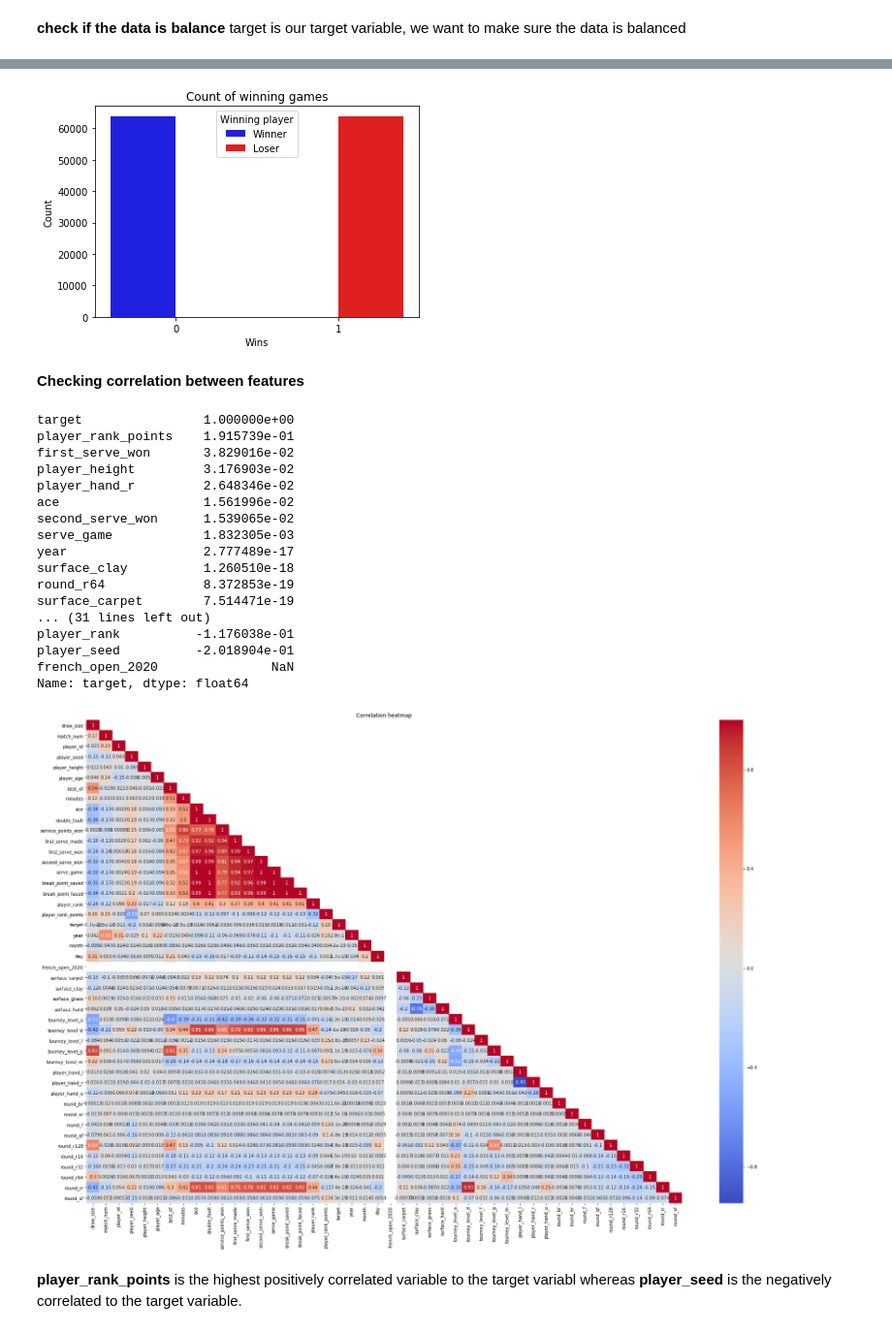
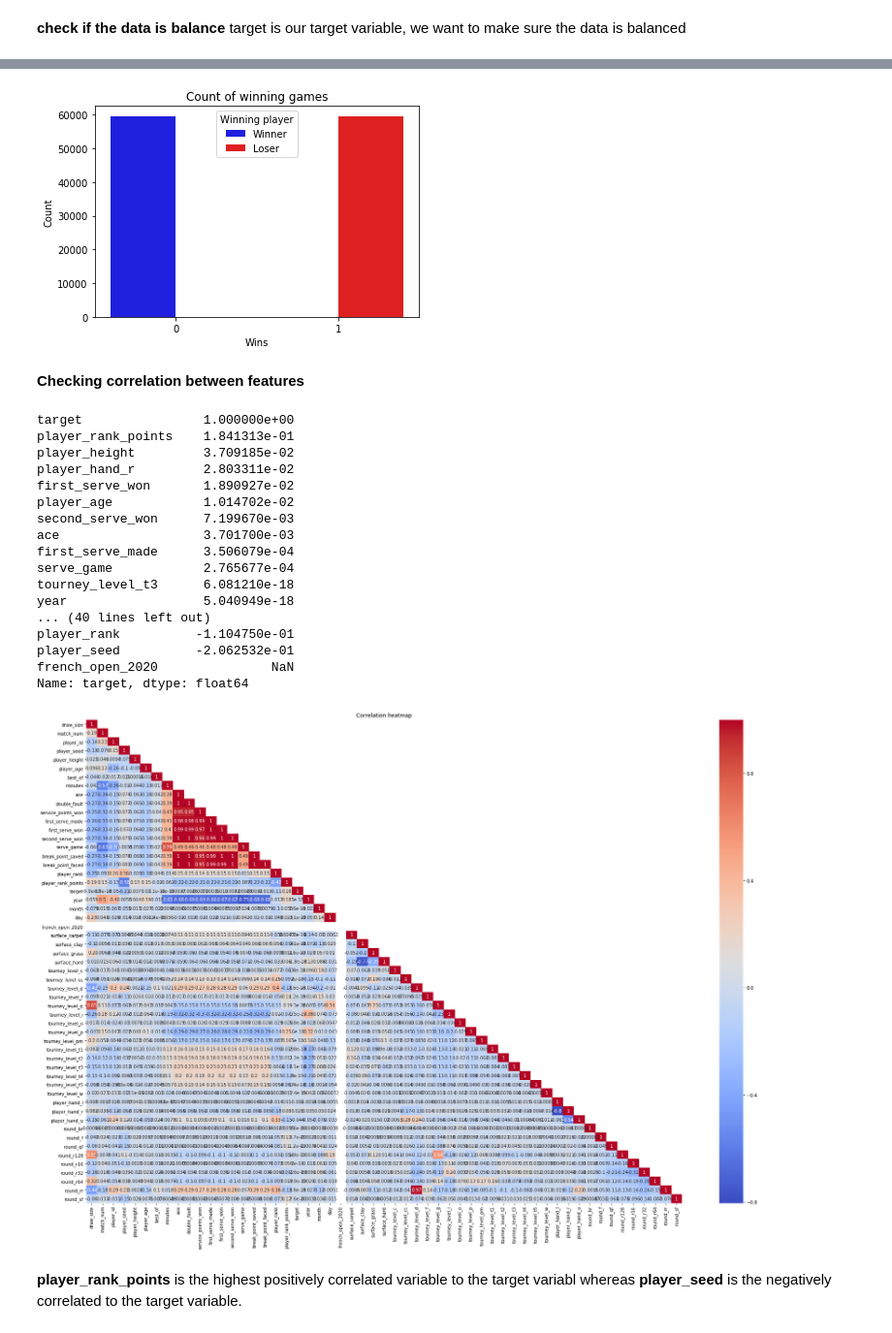
Before and after one commit to DSEI21000-S21/project-tennis-ml, a Jupyter notebook: WTA_ML.ipynb, the cells around one changed output, grey strips where cells are left out. Shown: that part at 97% size. Cells and saved outputs as stored; diff of their text form; code cells hidden in the pictures.

```diff
--- a/WTA_ML.ipynb
+++ b/WTA_ML.ipynb
@@ -93,42 +93,42 @@ atp_data['target'].value_counts()
 Name: target, dtype: int64
 # %%
-ax = sns.countplot(atp_data['target'], hue=atp_data['target'], palette=['blue', 'red'])
+ax = sns.countplot(wta_data['target'], hue=wta_data['target'], palette=['blue', 'red'])
 ax.set(xlabel='Wins', ylabel='Count')
 ax.legend(title='Winning player', loc='upper center', labels=['Winner', 'Loser'])
 ax.set_title('Count of winning games')
 plt.show()
 # %% [output]
-[figure, old version]
+[figure, new version]
 # %% [markdown]
 **Checking correlation between features**
 # %%
-atp_corr = atp_data.corr()
-atp_corr['target'].sort_values(ascending=False)
+wta_corr = wta_data.corr()
+wta_corr['target'].sort_values(ascending=False)
 # %% [output]
 target                1.000000e+00
-player_rank_points    1.915739e-01
-first_serve_won       3.829016e-02
-player_height         3.176903e-02
-player_hand_r         2.648346e-02
-ace                   1.561996e-02
-second_serve_won      1.539065e-02
-serve_game            1.832305e-03
-year                  2.777489e-17
-surface_clay          1.260510e-18
-round_r64             8.372853e-19
-surface_carpet        7.514471e-19
-... (31 lines left out)
-player_rank          -1.176038e-01
-player_seed          -2.018904e-01
+player_rank_points    1.841313e-01
+player_height         3.709185e-02
+player_hand_r         2.803311e-02
+first_serve_won       1.890927e-02
+player_age            1.014702e-02
+second_serve_won      7.199670e-03
+ace                   3.701700e-03
+first_serve_made      3.506079e-04
+serve_game            2.765677e-04
+tourney_level_t3      6.081210e-18
+year                  5.040949e-18
+... (40 lines left out)
+player_rank          -1.104750e-01
+player_seed          -2.062532e-01
 french_open_2020               NaN
 Name: target, dtype: float64
 # %%
 f, ax = plt.subplots(figsize= (30, 20))
-lower = atp_corr.where(np.tril(np.ones(atp_corr.shape)).astype(np.bool))
+lower = wta_corr.where(np.tril(np.ones(wta_corr.shape)).astype(np.bool))
 hmap=sns.heatmap(lower,cmap="coolwarm", annot=True)
 ax.set_title('Correlation heatmap')
 plt.savefig('clean-corr-half.png')
 # %% [output]
-[figure, old version]
+[figure, new version]
 # %% [markdown]
 **player_rank_points** is the highest positively correlated variable to the target variabl whereas **player_seed** is the negatively correlated to the target variable.
```
Also changed, not shown: parts of 12 cells of this notebook.
